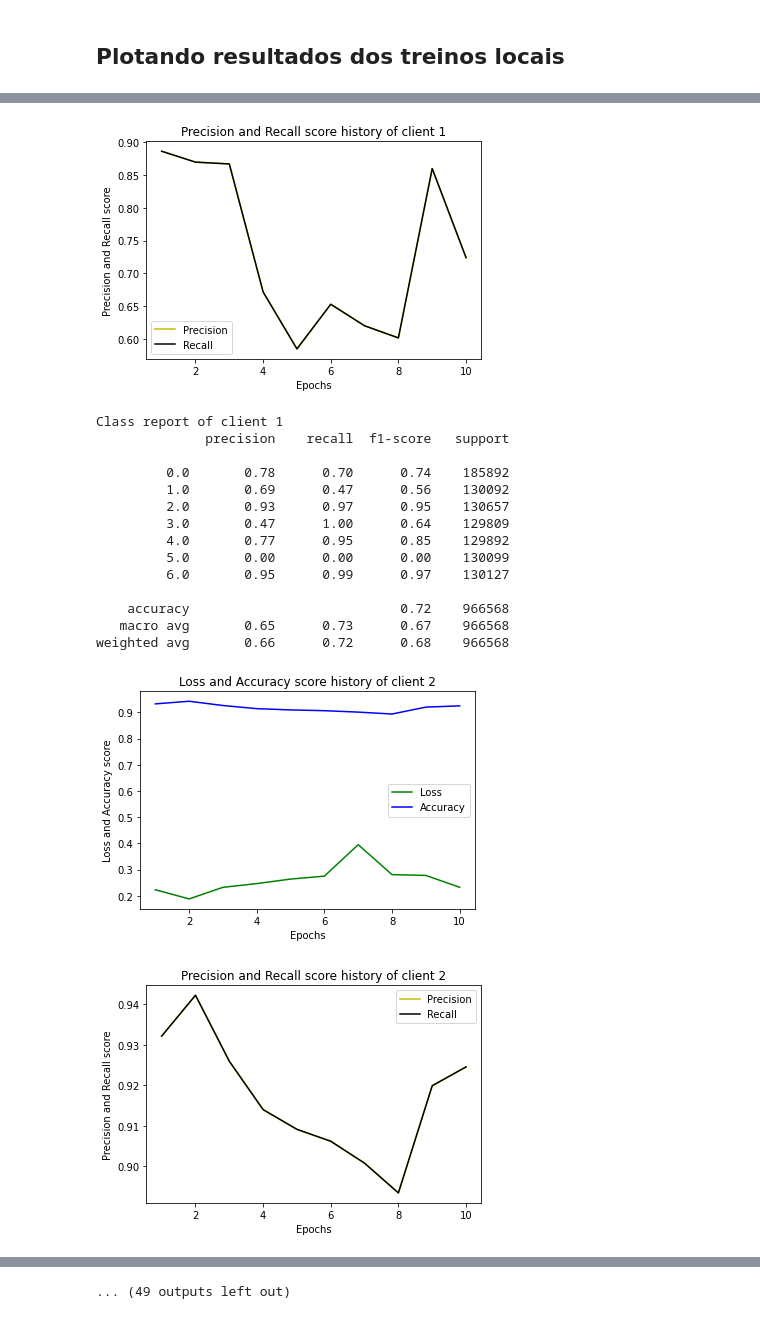
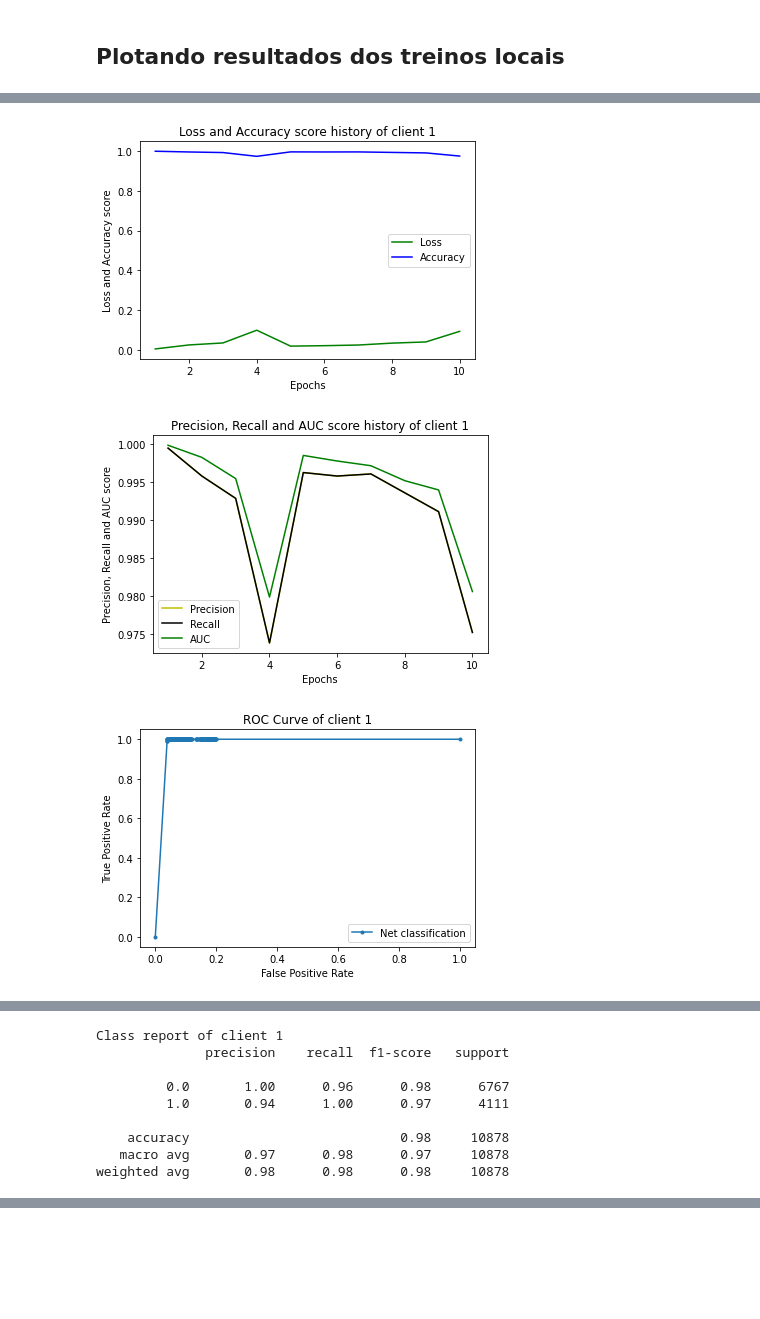
Before and after one commit to lucasfauster/TCC, a Jupyter notebook: Distributed_Learning_NN.ipynb, the cells around one changed output, grey strips where cells are left out. Cells and saved outputs as stored; diff of their text form; code cells hidden in the pictures; blank space fills up the shorter version.

Commit message:
salvando resultados de clientes randomicos

```diff
--- a/Distributed_Learning_NN.ipynb
+++ b/Distributed_Learning_NN.ipynb
@@ -53,20 +53,20 @@ initial_dataset_02_24 = pd.read_csv('dataset-oi-2017-02-24-summarized.csv', name
 initial_dataset_02_25 = pd.read_csv('dataset-oi-2017-02-25-summarized.csv', names=HEADER, header=1)
 initial_dataset_02_26 = pd.read_csv('dataset-oi-2017-02-26-summarized.csv', names=HEADER, header=1)
 # initial_dataset_02_27 = pd.read_csv('dataset-oi-2017-02-27-summarized.csv', names=HEADER, header=1)
-initial_dataset_02_28 = pd.read_csv('dataset-oi-2017-02-28-summarized.csv', names=HEADER, header=1)
+# initial_dataset_02_28 = pd.read_csv('dataset-oi-2017-02-28-summarized.csv', names=HEADER, header=1)
 
 initial_dataset_02_24 = initial_dataset_02_24.replace([np.inf, -np.inf], np.nan).dropna()
 initial_dataset_02_25 = initial_dataset_02_25.replace([np.inf, -np.inf], np.nan).dropna()
 initial_dataset_02_26 = initial_dataset_02_26.replace([np.inf, -np.inf], np.nan).dropna()
 # initial_dataset_02_27 = initial_dataset_02_27.replace([np.inf, -np.inf], np.nan).dropna()
-initial_dataset_02_28 = initial_dataset_02_28.replace([np.inf, -np.inf], np.nan).dropna()
+# initial_dataset_02_28 = initial_dataset_02_28.replace([np.inf, -np.inf], np.nan).dropna()
 
 initial_dataset = initial_dataset_02_24.append(initial_dataset_02_25, ignore_index=True)
 initial_dataset = initial_dataset.append(initial_dataset_02_26, ignore_index=True)
 # initial_dataset = initial_dataset.append(initial_dataset_02_27, ignore_index=True)
-initial_dataset = initial_dataset.append(initial_dataset_02_28, ignore_index=True)
+# initial_dataset = initial_dataset.append(initial_dataset_02_28, ignore_index=True)
 
-normalize_dataset_labels(initial_dataset)
+binarize_dataset_labels(initial_dataset)
 # %% [markdown]
 ## Criando modelo da rede neural
 # %%
@@ -305,15 +331,15 @@ weighted avg       0.89      0.86      0.86     35747
 # %% [markdown]
 ## Plotando resultados dos treinos locais
 # %%
-final_metrics = [[],[],[],[]]
+final_metrics = [[],[],[],[],[]]
 for client in clients:
     client.plot_result(train_rounds)
     print(f"Class report of client {client.client_id}\n{client.report}")
-    for i in range(4):
+    for i in range(5):
         final_metrics[i].append(client.metrics_history[-1][i])
 
 plt.boxplot(final_metrics)
 plt.title('Final metrics result')
-plt.xticks([1,2,3,4], ['loss', 'accuracy', 'precision', 'recall'])
+plt.xticks([1,2,3,4,5], ['loss', 'accuracy', 'precision', 'recall', 'AUC'])
 plt.show()
 # %% [output]
@@ -335,17 +358,3 @@ weighted avg       0.67      0.67      0.66    568840
-[figure, old version]
+[figure, new version]
-Class report of client 1
-              precision    recall  f1-score   support
-
-         0.0       0.78      0.70      0.74    185892
-         1.0       0.69      0.47      0.56    130092
-         2.0       0.93      0.97      0.95    130657
-         3.0       0.47      1.00      0.64    129809
-         4.0       0.77      0.95      0.85    129892
-         5.0       0.00      0.00      0.00    130099
-         6.0       0.95      0.99      0.97    130127
-
-    accuracy                           0.72    966568
-   macro avg       0.65      0.73      0.67    966568
-weighted avg       0.66      0.72      0.68    966568
-[figure, old version]
+[figure, new version]
-[figure, old version]
+[figure, new version]
@@ -360,0 +361,9 @@ weighted avg       0.93      0.92      0.92    208017
+Class report of client 1
+              precision    recall  f1-score   support
+
+         0.0       1.00      0.96      0.98      6767
+         1.0       0.94      1.00      0.97      4111
+
+    accuracy                           0.98     10878
+   macro avg       0.97      0.98      0.97     10878
+weighted avg       0.98      0.98      0.98     10878
@@ -375 +382,0 @@ weighted avg       0.86      0.86      0.86    125627
-... (49 outputs left out)
```
Also changed, not shown: parts of 5 cells of this notebook, 1 other file.
